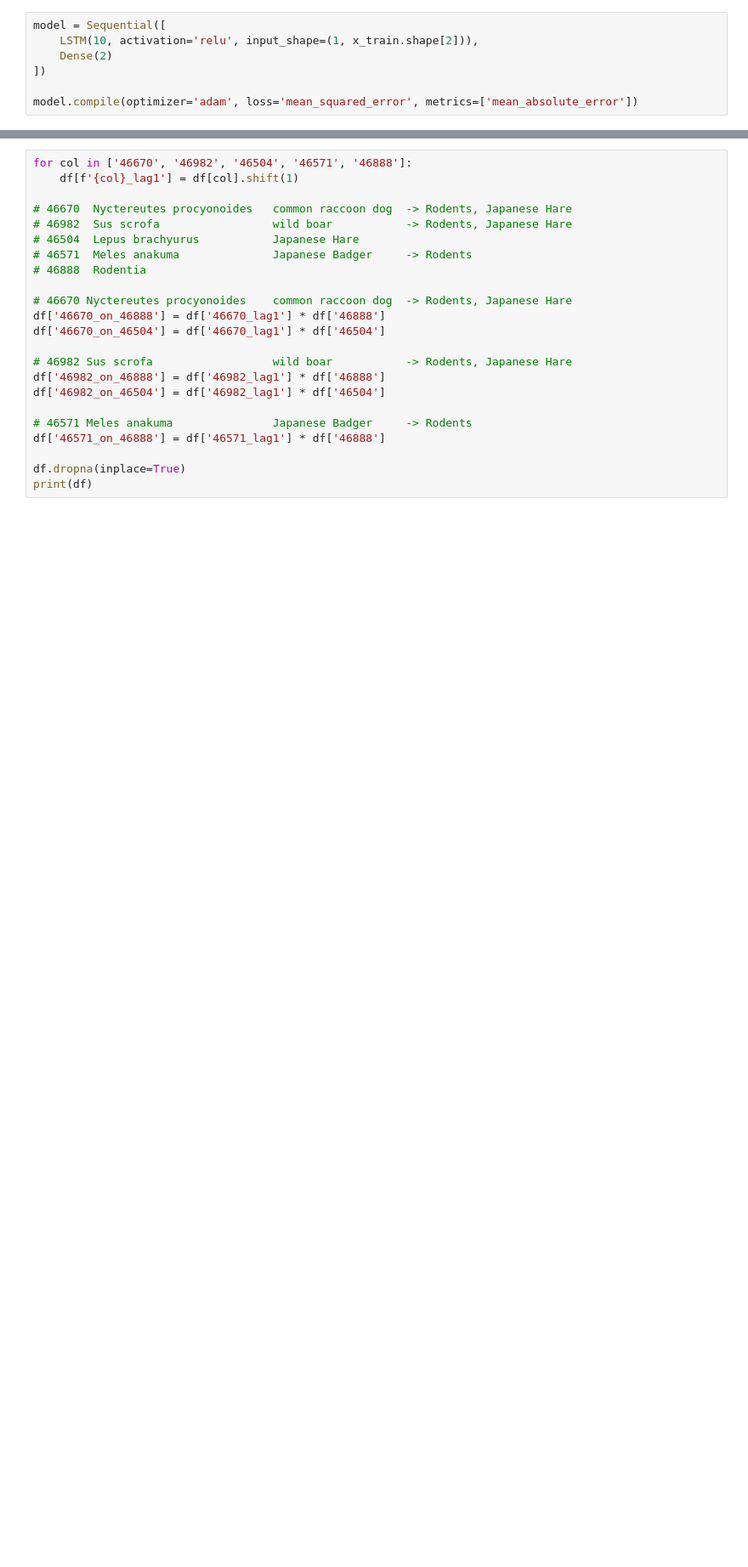
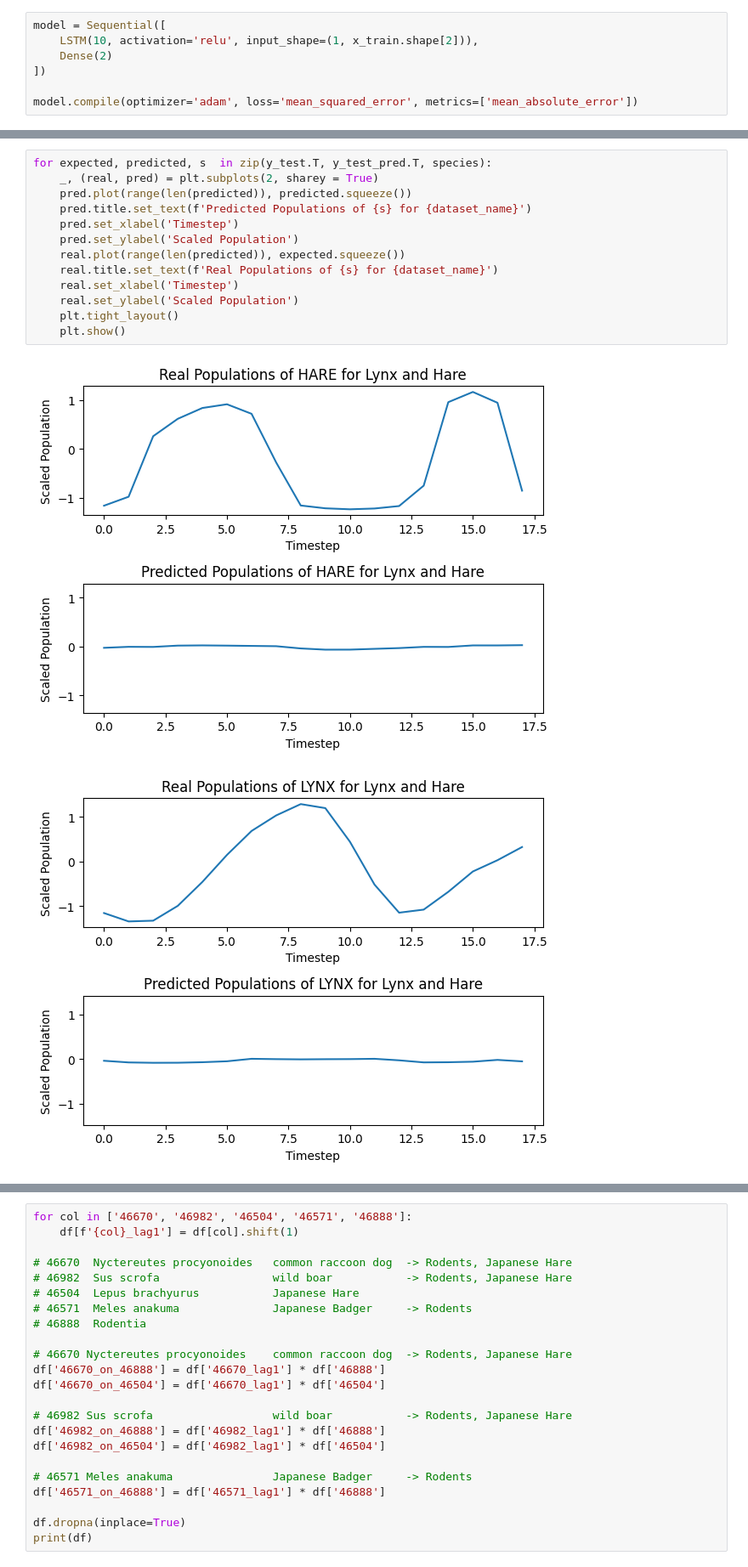
Before and after one commit to ANCP2021/ML-on-Graphs-Project, a Jupyter notebook: Models/Neural_Networks/LSTM_Modified.ipynb, the cells around one changed output, grey strips where cells are left out. Shown at 85% size. Cells and saved outputs as stored; diff of their text form; blank space fills up the shorter version.

```diff
--- a/Models/Neural_Networks/LSTM_Modified.ipynb
+++ b/Models/Neural_Networks/LSTM_Modified.ipynb
@@ -170 +172,17 @@ Final Test R2: -17.851791432001075
+# %%
+for expected, predicted, s  in zip(y_test.T, y_test_pred.T, species):
+    _, (real, pred) = plt.subplots(2, sharey = True)
+    pred.plot(range(len(predicted)), predicted.squeeze())
+    pred.title.set_text(f'Predicted Populations of {s} for {dataset_name}')
+    pred.set_xlabel('Timestep')
+    pred.set_ylabel('Scaled Population')
+    real.plot(range(len(predicted)), expected.squeeze())
+    real.title.set_text(f'Real Populations of {s} for {dataset_name}')
+    real.set_xlabel('Timestep')
+    real.set_ylabel('Scaled Population')
+    plt.tight_layout()
+    plt.show()
+# %% [output]
+[figure, added]
+[figure, added]
 # %%
```
Also changed, not shown: parts of 9 cells of this notebook, 5 other files.
